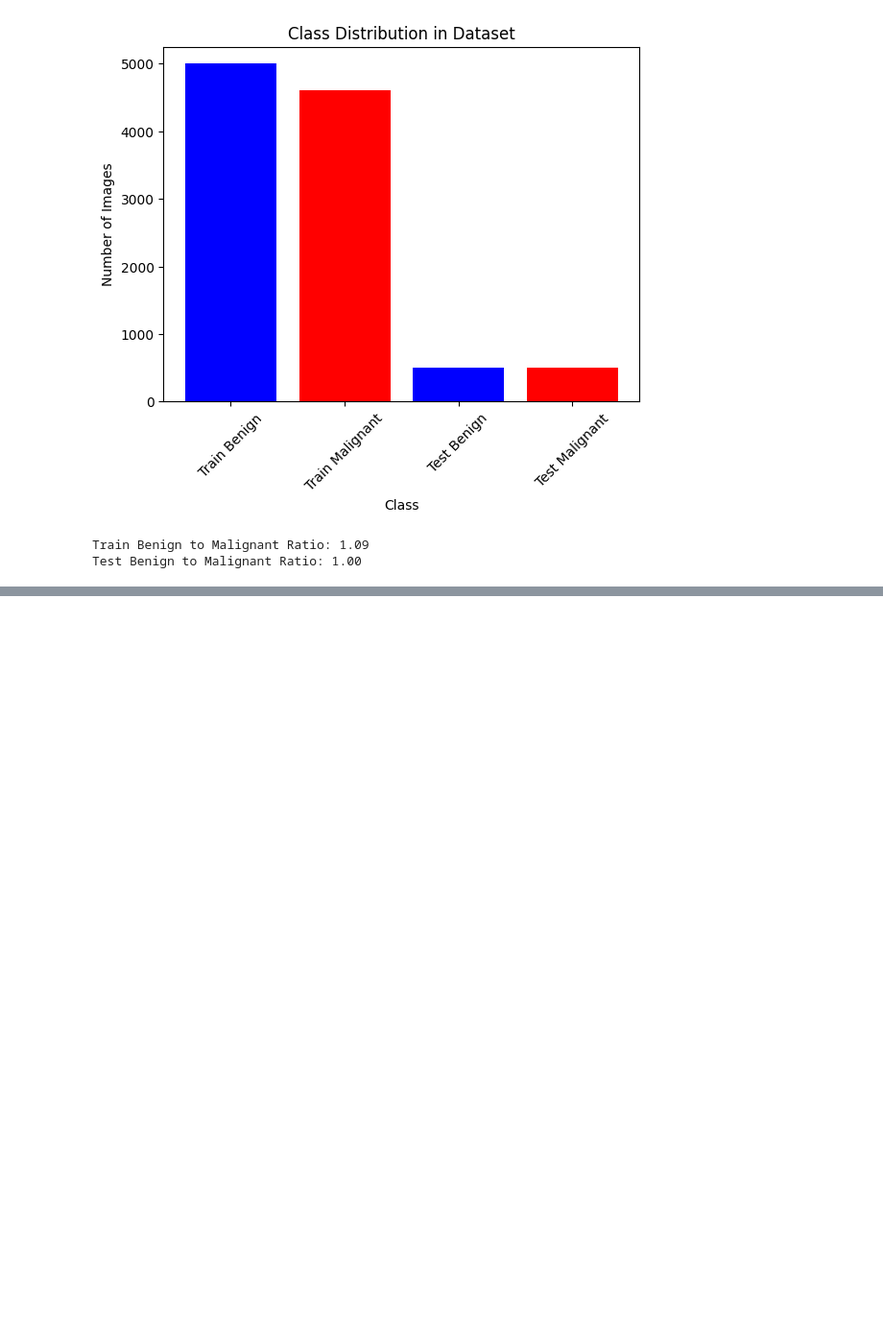
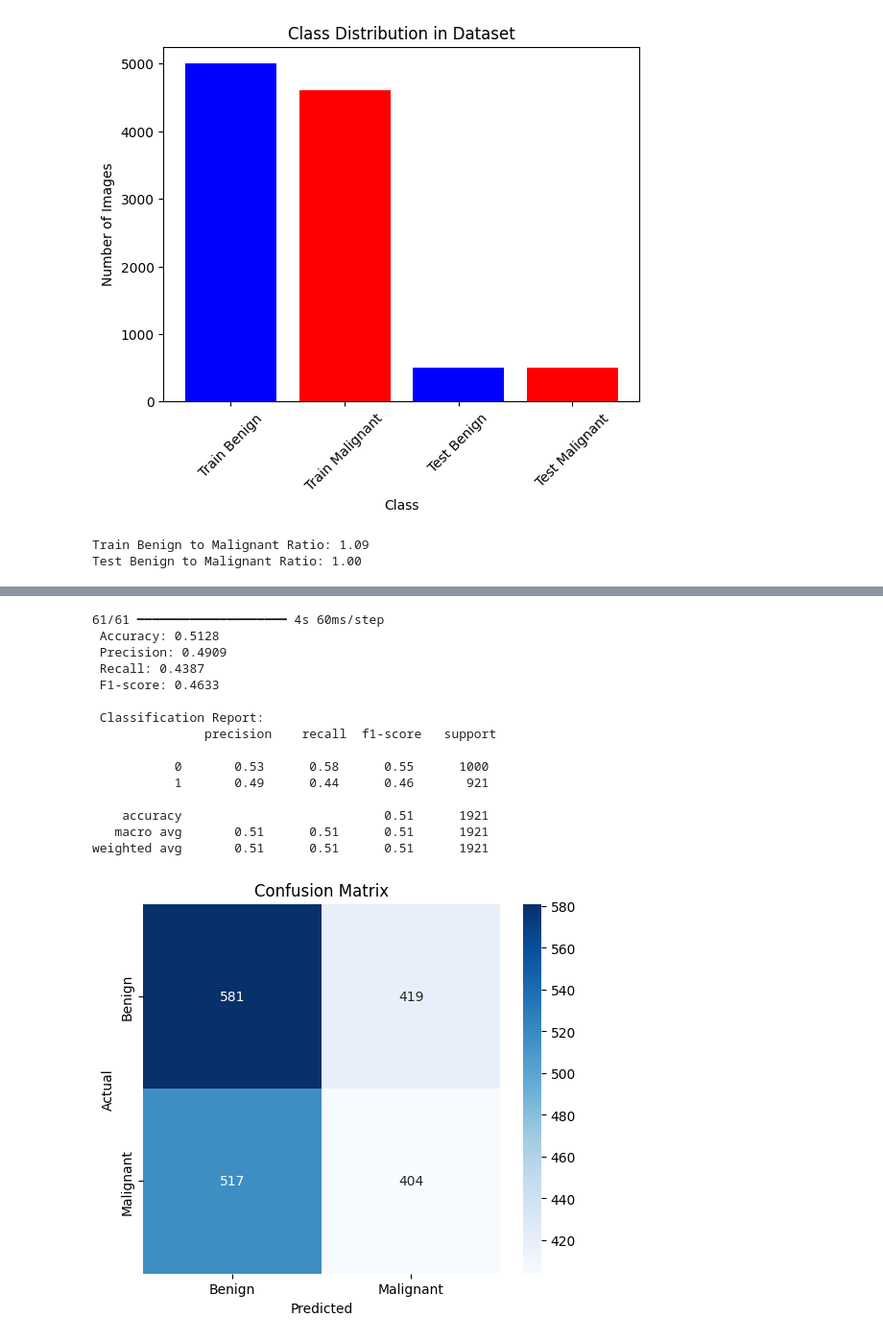
Before and after one commit to misspriyagill/melanoma-detection, a Jupyter notebook: major-project.ipynb, the cells around one changed output, grey strips where cells are left out. Shown at 96% size. Cells and saved outputs as stored; diff of their text form; code cells hidden in the pictures; blank space fills up the shorter version.

```diff
--- a/major-project.ipynb
+++ b/major-project.ipynb
@@ -172,0 +468,42 @@ PAV starts here
+# %%
+from sklearn.metrics import accuracy_score, precision_score, recall_score, f1_score, confusion_matrix, classification_report
+
+y_true = val_data.classes
+y_pred_probs = cnn_model.predict(val_data)  # Predicted probabilities
+y_pred = (y_pred_probs > 0.5).astype(int)  # Convert probabilities to binary (0 or 1)
+
+accuracy = accuracy_score(y_true, y_pred)
+precision = precision_score(y_true, y_pred)
+recall = recall_score(y_true, y_pred)
+f1 = f1_score(y_true, y_pred)
+
+print(f" Accuracy: {accuracy:.4f}")
+print(f" Precision: {precision:.4f}")
+print(f" Recall: {recall:.4f}")
+print(f" F1-score: {f1:.4f}")
+print("\n Classification Report:\n", classification_report(y_true, y_pred))
+
+cm = confusion_matrix(y_true, y_pred)
+plt.figure(figsize=(6,5))
+sns.heatmap(cm, annot=True, fmt="d", cmap="Blues", xticklabels=["Benign", "Malignant"], yticklabels=["Benign", "Malignant"])
+plt.xlabel("Predicted")
+plt.ylabel("Actual")
+plt.title("Confusion Matrix")
+plt.show()
+# %% [output]
+61/61 ━━━━━━━━━━━━━━━━━━━━ 4s 60ms/step
+ Accuracy: 0.5128
+ Precision: 0.4909
+ Recall: 0.4387
+ F1-score: 0.4633
+
+ Classification Report:
+               precision    recall  f1-score   support
+
+           0       0.53      0.58      0.55      1000
+           1       0.49      0.44      0.46       921
+
+    accuracy                           0.51      1921
+   macro avg       0.51      0.51      0.51      1921
+weighted avg       0.51      0.51      0.51      1921
+[figure, added]
```
Also changed, not shown: parts of 10 cells of this notebook.
